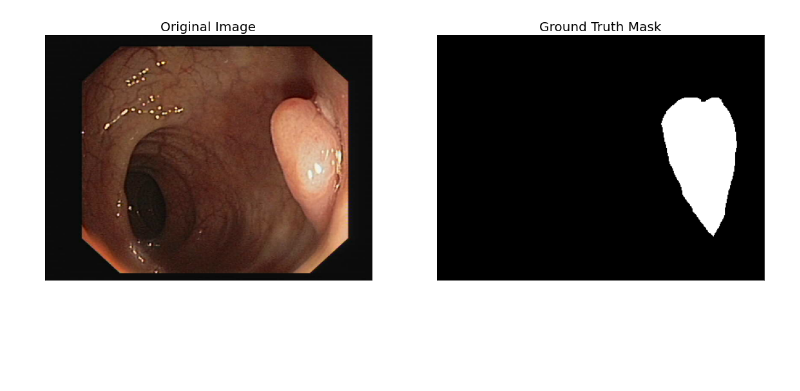
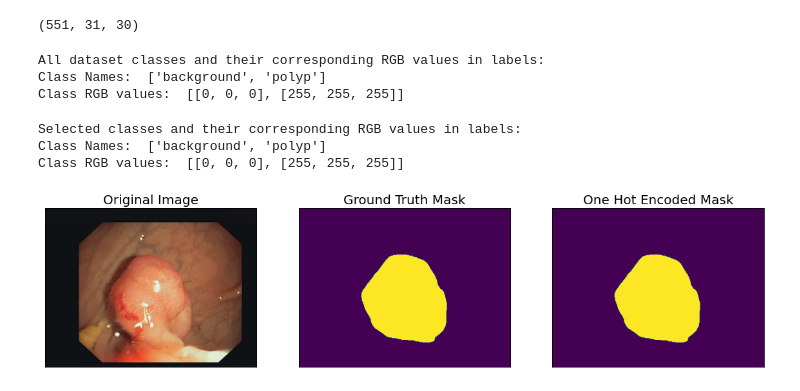
Before and after one commit to jcw0525/EC523, a Jupyter notebook: CS523_Project.ipynb, the cells around one changed output. Cells and saved outputs as stored; diff of their text form; code cells hidden in the pictures; blank space fills up the shorter version.

```diff
--- a/CS523_Project.ipynb
+++ b/CS523_Project.ipynb
@@ -116,0 +26,45 @@ def visualize(**images):
+# %%
+metadata_df = pd.read_csv(os.path.join(DATA_DIR, 'metadata.csv'))
+metadata_df = metadata_df[['frame_id', 'png_image_path', 'png_mask_path']]
+metadata_df['png_image_path'] = metadata_df['png_image_path'].apply(lambda img_pth: os.path.join(DATA_DIR, img_pth))
+metadata_df['png_mask_path'] = metadata_df['png_mask_path'].apply(lambda img_pth: os.path.join(DATA_DIR, img_pth))
+# Shuffle DataFrame
+metadata_df = metadata_df.sample(frac=1).reset_index(drop=True)
+
+# Perform 90/10 split for train / val
+valid_df = metadata_df.sample(frac=0.1, random_state=42)
+train_df = metadata_df.drop(valid_df.index)
+test_df = valid_df.sample(frac=0.5,random_state=42)
+valid_df = valid_df.drop(test_df.index)
+len(train_df), len(valid_df), len(test_df)
+# %% [output]
+(551, 31, 30)
+# %%
+class_dict = pd.read_csv(os.path.join(DATA_DIR, 'class_dict.csv'))
+# Get class names
+class_names = class_dict['class_names'].tolist()
+# Get class RGB values
+class_rgb_values = class_dict[['r','g','b']].values.tolist()
+
+print('All dataset classes and their corresponding RGB values in labels:')
+print('Class Names: ', class_names)
+print('Class RGB values: ', class_rgb_values)
+# %% [output]
+All dataset classes and their corresponding RGB values in labels:
+Class Names:  ['background', 'polyp']
+Class RGB values:  [[0, 0, 0], [255, 255, 255]]
+# %%
+0# Useful to shortlist specific classes in datasets with large number of classes
+select_classes = ['background', 'polyp']
+
+# Get RGB values of required classes
+select_class_indices = [class_names.index(cls.lower()) for cls in select_classes]
+select_class_rgb_values =  np.array(class_rgb_values)[select_class_indices]
+
+print('Selected classes and their corresponding RGB values in labels:')
+print('Class Names: ', class_names)
+print('Class RGB values: ', class_rgb_values)
+# %% [output]
+Selected classes and their corresponding RGB values in labels:
+Class Names:  ['background', 'polyp']
+Class RGB values:  [[0, 0, 0], [255, 255, 255]]
@@ -117,10 +208,10 @@ def visualize(**images):
 # %%
-dataset = Polyp_Dataset(metadata=metadata)
-random_idx = np.random.randint(0, len(dataset)-1)
-image, mask = dataset[random_idx]
+dataset = EndoscopyDataset(train_df, class_rgb_values=select_class_rgb_values)
+random_idx = random.randint(0, len(dataset)-1)
+image, mask = dataset[2]
 visualize(
     original_image = image,
-    ground_truth_mask = mask
-)
+    ground_truth_mask = reverse_one_hot(mask),
+    one_hot_encoded_mask = reverse_one_hot(mask))
 # %% [output]
-[figure, old version]
+[figure, new version]
```
Also changed, not shown: parts of 35 cells of this notebook.
